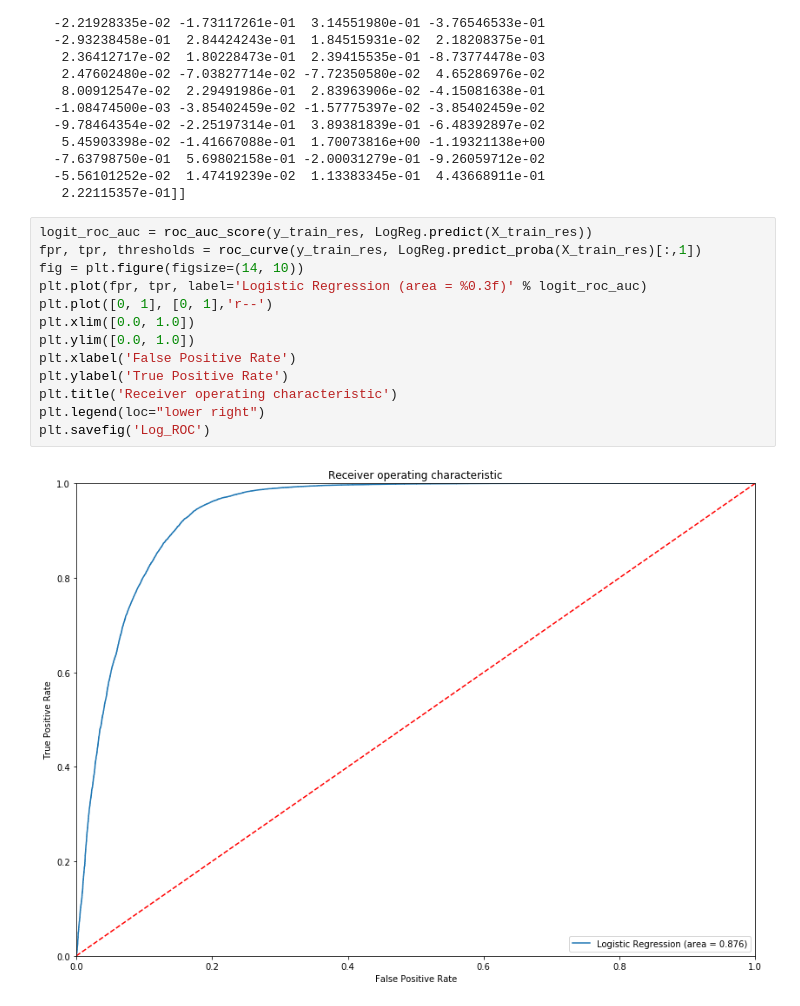
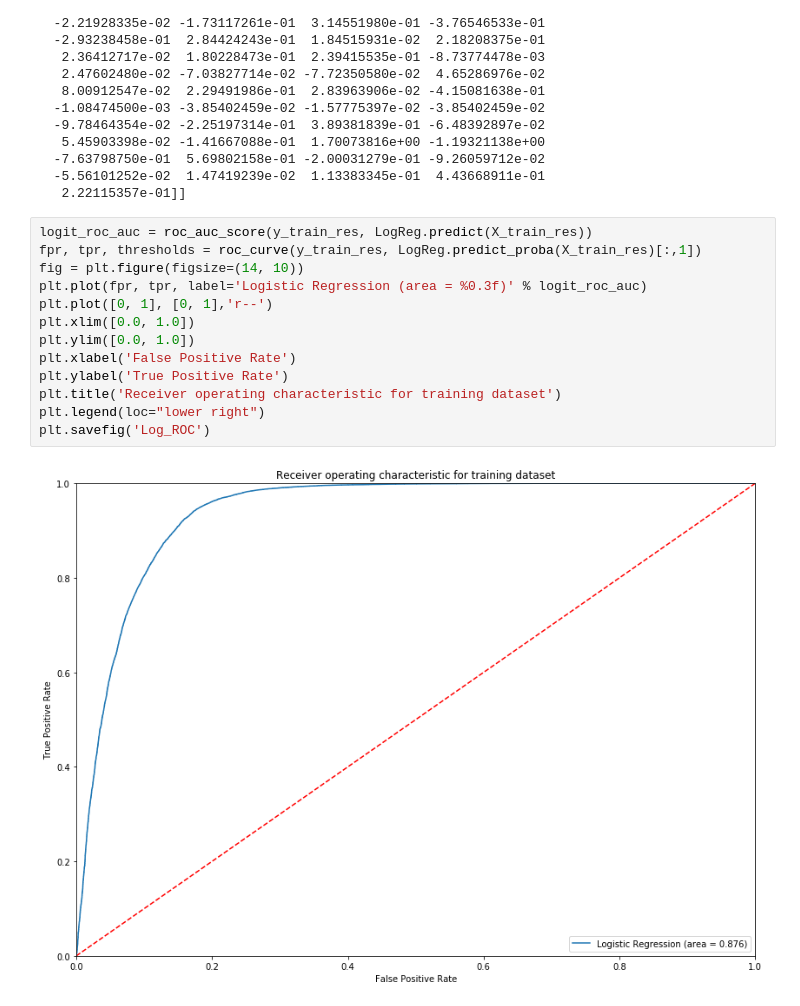
Before and after one commit to samliustats/Datacamp, a Jupyter notebook: bank/Bank_Market-untouched-data.ipynb, the cells around one changed output. Drawn from its saved outputs; the diff is of its cells as text.

```diff
--- a/bank/Bank_Market-untouched-data.ipynb
+++ b/bank/Bank_Market-untouched-data.ipynb
@@ -285,15 +280,15 @@ Accuracy of logistic regression classifier on testing set: 0.86
 # %%
 logit_roc_auc = roc_auc_score(y_train_res, LogReg.predict(X_train_res))
 fpr, tpr, thresholds = roc_curve(y_train_res, LogReg.predict_proba(X_train_res)[:,1])
 fig = plt.figure(figsize=(14, 10))
 plt.plot(fpr, tpr, label='Logistic Regression (area = %0.3f)' % logit_roc_auc)
 plt.plot([0, 1], [0, 1],'r--')
 plt.xlim([0.0, 1.0])
 plt.ylim([0.0, 1.0])
 plt.xlabel('False Positive Rate')
 plt.ylabel('True Positive Rate')
-plt.title('Receiver operating characteristic')
+plt.title('Receiver operating characteristic for training dataset')
 plt.legend(loc="lower right")
 plt.savefig('Log_ROC')
 # %% [output]
-[figure, old version]
+[figure, new version]
```
Also changed, not shown: parts of 8 cells of this notebook.
